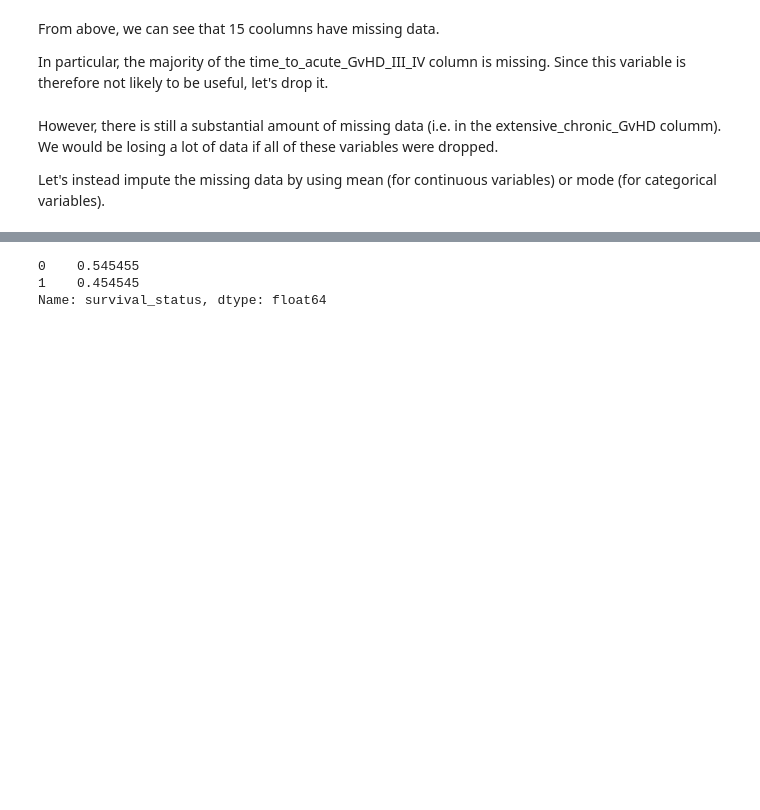
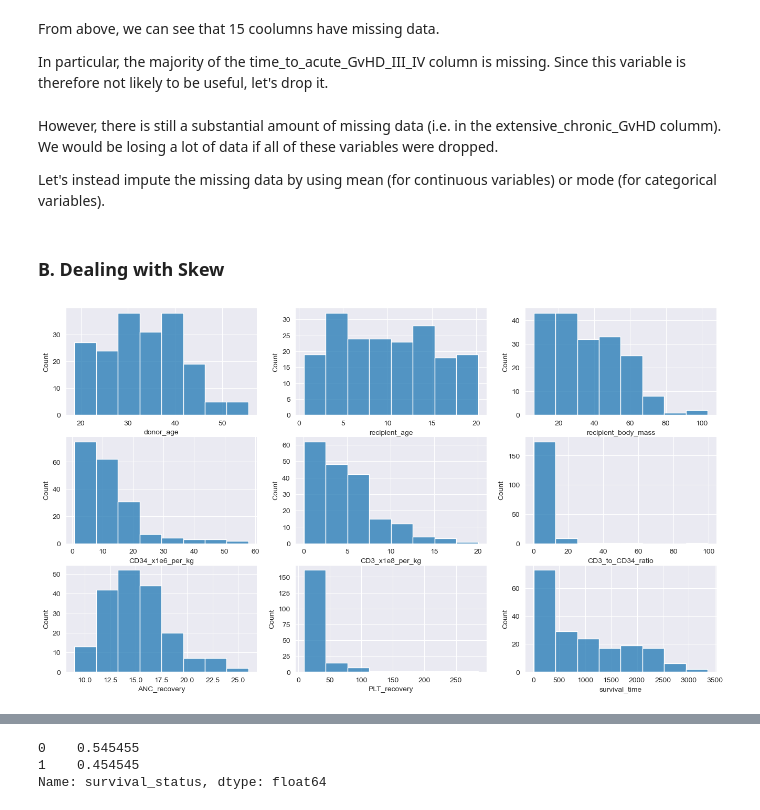
Before and after one commit to ebpark16/predicting_HSCT_survival, a Jupyter notebook: Data_Pre_Processing_and_Feature_Selection.ipynb, the cells around one changed output, grey strips where cells are left out. Drawn from its saved outputs; the diff is of its cells as text; code cells hidden in the pictures; blank space fills up the shorter version.

```diff
--- a/Data_Pre_Processing_and_Feature_Selection.ipynb
+++ b/Data_Pre_Processing_and_Feature_Selection.ipynb
@@ -71,3 +71,28 @@ df.PLT_recovery = SimpleImputer(missing_values=np.NaN, strategy='mean').fit_tran
 # %%
 # make sure there are no more missing data
 assert df.isna().sum().sum() == 0
+# %% [markdown]
+### B. Dealing with Skew
+# %%
+import matplotlib.pyplot as plt
+import seaborn as sns
+
+sns.set_style('darkgrid')
+
+%matplotlib inline
+# %%
+# plot histograms of all numerical variables
+
+fig,ax = plt.subplots(3,3,figsize=(16,9))
+
+sns.histplot(x=df.donor_age, bins=8, ax=ax[0,0])
+sns.histplot(x=df.recipient_age, bins=8, ax=ax[0,1])
+sns.histplot(x=df.recipient_body_mass, bins=8, ax=ax[0,2])
+sns.histplot(x=df.CD34_x1e6_per_kg, bins=8, ax=ax[1,0])
+sns.histplot(x=df.CD3_x1e8_per_kg, bins=8, ax=ax[1,1])
+sns.histplot(x=df.CD3_to_CD34_ratio, bins=8, ax=ax[1,2])
+sns.histplot(x=df.ANC_recovery, bins=8, ax=ax[2,0])
+sns.histplot(x=df.PLT_recovery, bins=8, ax=ax[2,1])
+sns.histplot(x=df.survival_time, bins=8, ax=ax[2,2]);
+# %% [output]
+[figure, added]
```
Also changed, not shown: parts of 25 cells of this notebook, 1 other file.
